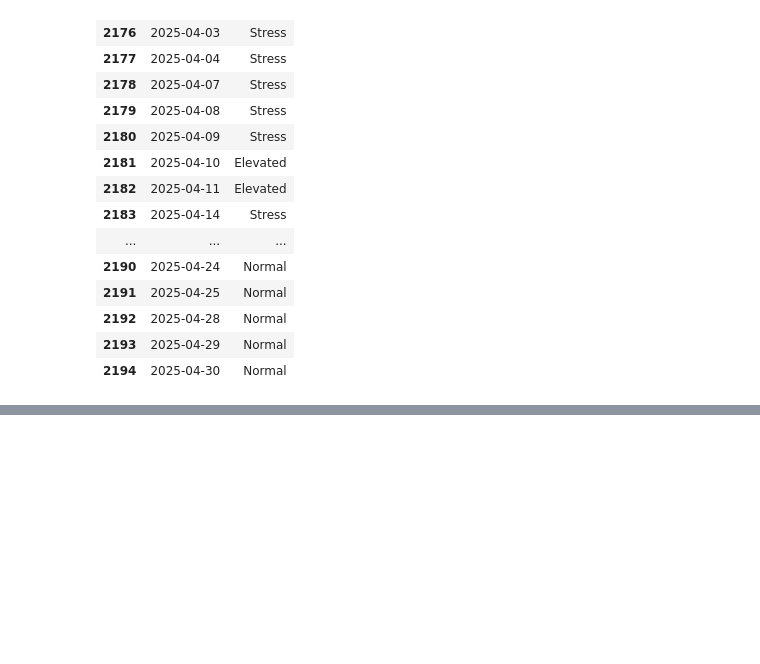
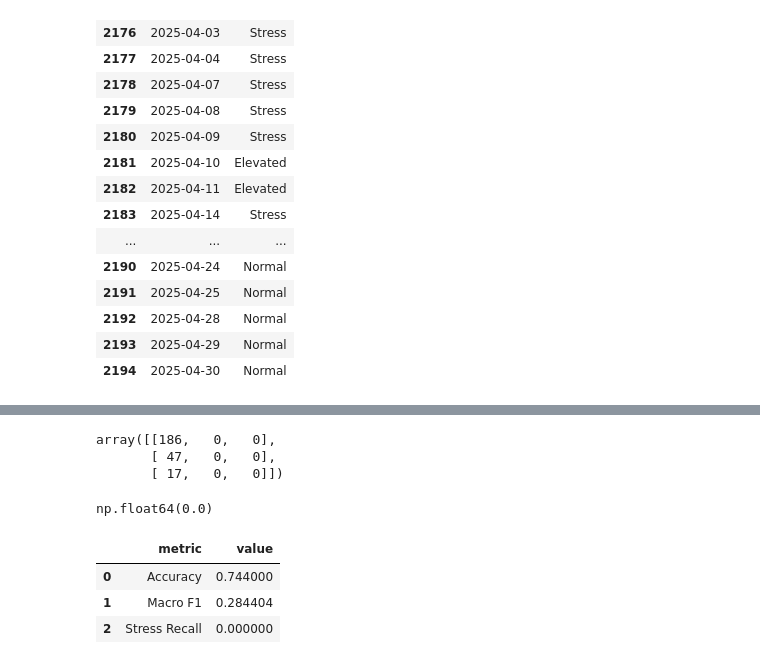
Before and after one commit to Lucie0124/Financial-Volatility-Forecasting, a Jupyter notebook: notebooks/05_regime_clssification.ipynb, the cells around one changed output, grey strips where cells are left out. Drawn from its saved outputs; the diff is of its cells as text; code cells hidden in the pictures; blank space fills up the shorter version.

Commit message:
add dummy classifier

```diff
--- a/notebooks/05_regime_clssification.ipynb
+++ b/notebooks/05_regime_clssification.ipynb
@@ -165,0 +190,4 @@ We see the major forward-volatility observations around the April shock classifi
+# %%
+# Verify the model
+y_pred_dummy = pd.DataFrame(y_pred_dummy, columns=["date", "regime"])
+y_pred_dummy["regime"].value_counts()
@@ -165,0 +204,4 @@ We see the major forward-volatility observations around the April shock classifi
+# %%
+dummy_accuracy = accuracy_score(y_test_class["regime"], y_pred_dummy["regime"])
+
+dummy_accuracy
@@ -165,0 +216,3 @@ We see the major forward-volatility observations around the April shock classifi
+# %%
+dummy_macro_f1 = f1_score(y_test_class["regime"], y_pred_dummy["regime"], average="macro")
+dummy_macro_f1
@@ -165,0 +248,46 @@ We see the major forward-volatility observations around the April shock classifi
+# %%
+dummy_confusion = confusion_matrix(
+    y_test_class["regime"],
+    y_pred_dummy["regime"],
+    labels=CLASS_LABELS,
+)
+
+dummy_confusion
+# %% [output]
+array([[186,   0,   0],
+       [ 47,   0,   0],
+       [ 17,   0,   0]])
+# %%
+stress_recall = (
+    (
+        (y_test_class["regime"] == "Stress")
+        & (y_pred_dummy["regime"] == "Stress")
+    ).sum()
+    / (y_test_class["regime"] == "Stress").sum()
+)
+
+stress_recall
+# %% [output]
+np.float64(0.0)
+# %%
+dummy_results = pd.DataFrame(
+    {
+        "metric": [
+            "Accuracy",
+            "Macro F1",
+            "Stress Recall",
+        ],
+        "value": [
+            dummy_accuracy,
+            dummy_macro_f1,
+            stress_recall,
+        ],
+    }
+)
+
+dummy_results
+# %% [output]
+|  | metric | value |
+| 0 | Accuracy | 0.744000 |
+| 1 | Macro F1 | 0.284404 |
+| 2 | Stress Recall | 0.000000 |
```
Also changed, not shown: parts of 23 cells of this notebook, 1 other file.
